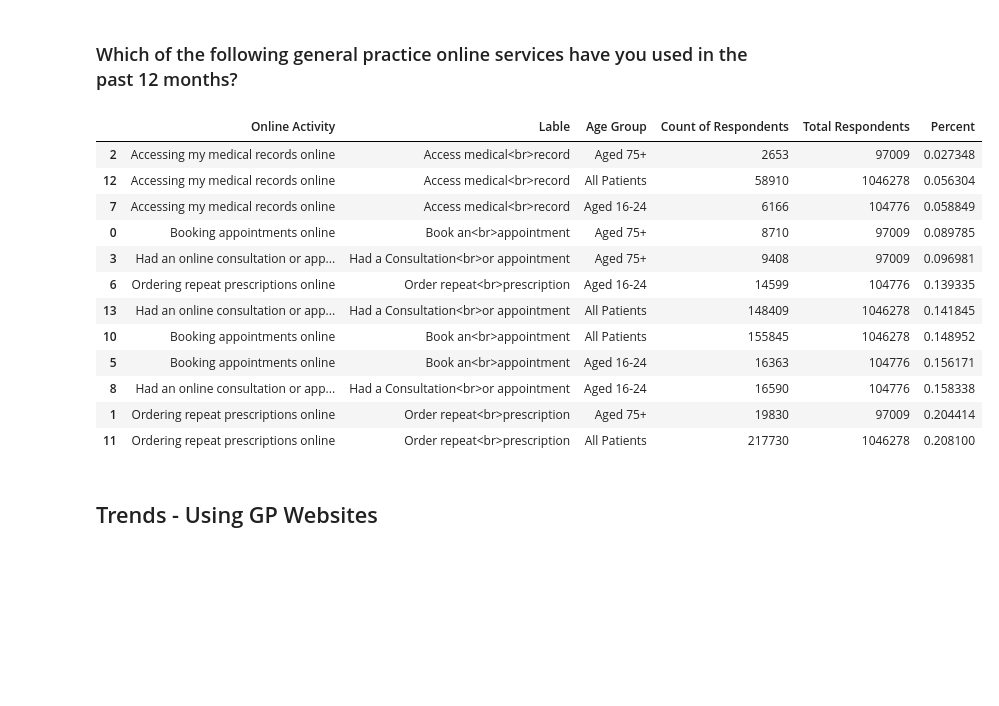
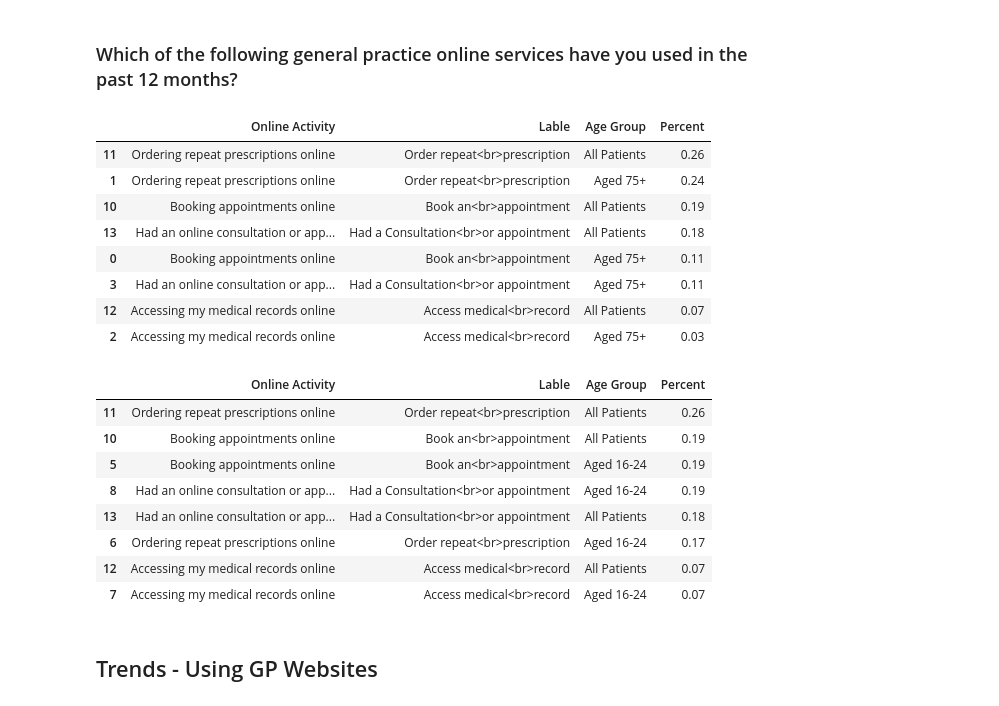
Before and after one commit to nhsx/digital-health-insights, a Jupyter notebook: Digital-Insights-2021-GP-Patient-Survey-2021-Analysis-Master.ipynb, the cells around one changed output. Saved outputs shown, nothing was run; the diff lists cells and outputs as text; code cells hidden in the pictures; blank space fills up the shorter version.

```diff
--- a/Digital-Insights-2021-GP-Patient-Survey-2021-Analysis-Master.ipynb
+++ b/Digital-Insights-2021-GP-Patient-Survey-2021-Analysis-Master.ipynb
@@ -269,3 +279,32 @@ with open("_includes/booking_type.html", "w") as file:
 # GP online services
 # %% [markdown]
 ### Which of the following general practice online services have you used in the past 12 months?
+# %%
+online_gp_services = pd.read_csv (r'data/Online_gp_services.csv', sep=',', header=0).dropna(axis='columns')
+online_gp_services = online_gp_services.rename(columns={
+    "75_Over_P": "Aged 75+",
+    '16_24_P': "Aged 16-24",
+    'National_P': "All Patients"})
+online_gp_services = pd.melt(
+    online_gp_services,
+    id_vars=['Activity', 'Lable'],
+    value_vars=[
+        "Aged 75+",
+        "Aged 16-24",
+        "All Patients"])
+online_gp_services.columns = ["Online Activity", "Lable", "Age Group", "Percent"]
+
+online_gp_services_75 = online_gp_services[~online_gp_services['Online Activity'].str.contains("None of these")]
+online_gp_services_75 = online_gp_services_75[~online_gp_services_75['Age Group'].str.contains("Aged 16-24")]
+online_gp_services_75 = online_gp_services_75.sort_values(['Percent', "Age Group"], ascending=False)
+online_gp_services_75
+# %% [output]
+|  | Online Activity | Lable | Age Group | Percent |
+| 11 | Ordering repeat prescriptions online | Order repeat<br>prescription | All Patients | 0.26 |
+| 1 | Ordering repeat prescriptions online | Order repeat<br>prescription | Aged 75+ | 0.24 |
+| 10 | Booking appointments online | Book an<br>appointment | All Patients | 0.19 |
+| 13 | Had an online consultation or app... | Had a Consultation<br>or appointment | All Patients | 0.18 |
+| 0 | Booking appointments online | Book an<br>appointment | Aged 75+ | 0.11 |
+| 3 | Had an online consultation or app... | Had a Consultation<br>or appointment | Aged 75+ | 0.11 |
+| 12 | Accessing my medical records online | Access medical<br>record | All Patients | 0.07 |
+| 2 | Accessing my medical records online | Access medical<br>record | Aged 75+ | 0.03 |
@@ -272,45 +392,32 @@ with open("_includes/booking_type.html", "w") as file:
 # %%
-# Could you change the file to data/Online_gp_services.csv
 online_gp_services = pd.read_csv (r'data/Online_gp_services.csv', sep=',', header=0).dropna(axis='columns')
-# remove those respondents that did not use any online service
 online_gp_services = online_gp_services.rename(columns={
-    "75_Over_N": "Aged 75+",
-    '16_24_N': "Aged 16-24",
-    'National_N': "All Patients"})
+    "75_Over_P": "Aged 75+",
+    '16_24_P': "Aged 16-24",
+    'National_P': "All Patients"})
 online_gp_services = pd.melt(
     online_gp_services,
     id_vars=['Activity', 'Lable'],
     value_vars=[
         "Aged 75+",
         "Aged 16-24",
         "All Patients"])
-online_gp_services.columns = ["Online Activity", "Lable", "Age Group", "Count of Respondents"]
+online_gp_services.columns = ["Online Activity", "Lable", "Age Group", "Percent"]
 
-# use groupby on age to get the total counts
-online_gp_services_total = online_gp_services.groupby('Age Group').sum().reset_index()
-online_gp_services_total.rename(columns={'Count of Respondents': 'Total Respondents'}, inplace=True)
-
-# merge the totals back to the df
-online_gp_services = pd.merge(online_gp_services, online_gp_services_total, on='Age Group', how='left')
-# calculate percentages
-online_gp_services['Percent'] = online_gp_services['Count of Respondents']/online_gp_services['Total Respondents']
-online_gp_services = online_gp_services.sort_values(['Percent'], ascending=True)
-online_gp_services = online_gp_services[~online_gp_services['Online Activity'].str.contains("None of these")]
-online_gp_services
+online_gp_services_25 = online_gp_services[~online_gp_services['Online Activity'].str.contains("None of these")]
+online_gp_services_25 = online_gp_services_25[~online_gp_services_25['Age Group'].str.contains("Aged 75+")]
+online_gp_services_25 = online_gp_services_25.sort_values(['Percent', "Age Group"], ascending=False)
+online_gp_services_25
 # %% [output]
-|  | Online Activity | Lable | Age Group | Count of Respondents | Total Respondents | Percent |
-| 2 | Accessing my medical records online | Access medical<br>record | Aged 75+ | 2653 | 97009 | 0.027348 |
-| 12 | Accessing my medical records online | Access medical<br>record | All Patients | 58910 | 1046278 | 0.056304 |
-| 7 | Accessing my medical records online | Access medical<br>record | Aged 16-24 | 6166 | 104776 | 0.058849 |
-| 0 | Booking appointments online | Book an<br>appointment | Aged 75+ | 8710 | 97009 | 0.089785 |
-| 3 | Had an online consultation or app... | Had a Consultation<br>or appointment | Aged 75+ | 9408 | 97009 | 0.096981 |
-| 6 | Ordering repeat prescriptions online | Order repeat<br>prescription | Aged 16-24 | 14599 | 104776 | 0.139335 |
-| 13 | Had an online consultation or app... | Had a Consultation<br>or appointment | All Patients | 148409 | 1046278 | 0.141845 |
-| 10 | Booking appointments online | Book an<br>appointment | All Patients | 155845 | 1046278 | 0.148952 |
-| 5 | Booking appointments online | Book an<br>appointment | Aged 16-24 | 16363 | 104776 | 0.156171 |
-| 8 | Had an online consultation or app... | Had a Consultation<br>or appointment | Aged 16-24 | 16590 | 104776 | 0.158338 |
-| 1 | Ordering repeat prescriptions online | Order repeat<br>prescription | Aged 75+ | 19830 | 97009 | 0.204414 |
-| 11 | Ordering repeat prescriptions online | Order repeat<br>prescription | All Patients | 217730 | 1046278 | 0.208100 |
+|  | Online Activity | Lable | Age Group | Percent |
+| 11 | Ordering repeat prescriptions online | Order repeat<br>prescription | All Patients | 0.26 |
+| 10 | Booking appointments online | Book an<br>appointment | All Patients | 0.19 |
+| 5 | Booking appointments online | Book an<br>appointment | Aged 16-24 | 0.19 |
+| 8 | Had an online consultation or app... | Had a Consultation<br>or appointment | Aged 16-24 | 0.19 |
+| 13 | Had an online consultation or app... | Had a Consultation<br>or appointment | All Patients | 0.18 |
+| 6 | Ordering repeat prescriptions online | Order repeat<br>prescription | Aged 16-24 | 0.17 |
+| 12 | Accessing my medical records online | Access medical<br>record | All Patients | 0.07 |
+| 7 | Accessing my medical records online | Access medical<br>record | Aged 16-24 | 0.07 |
 # %%
 
 # plot the long (tidy) dataframe
```
Also changed, not shown: parts of 9 cells of this notebook, 7 other files.
